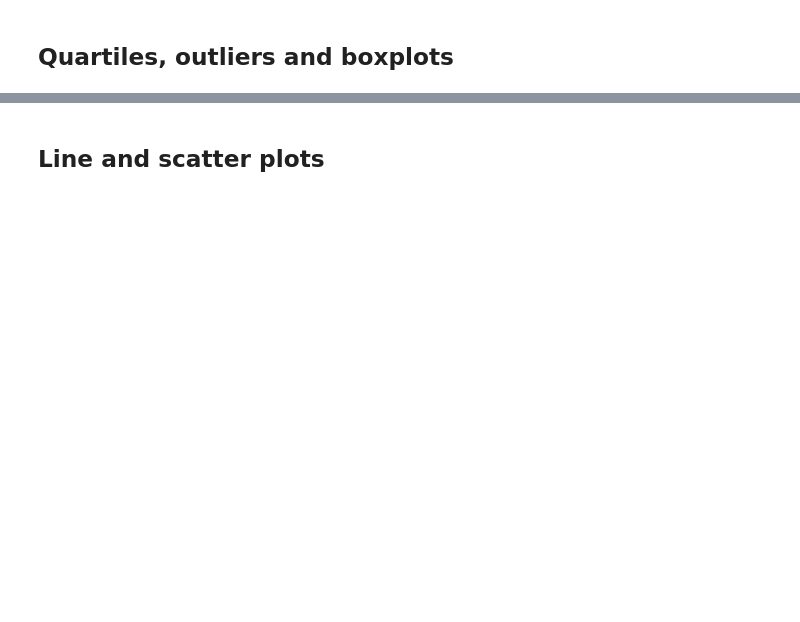
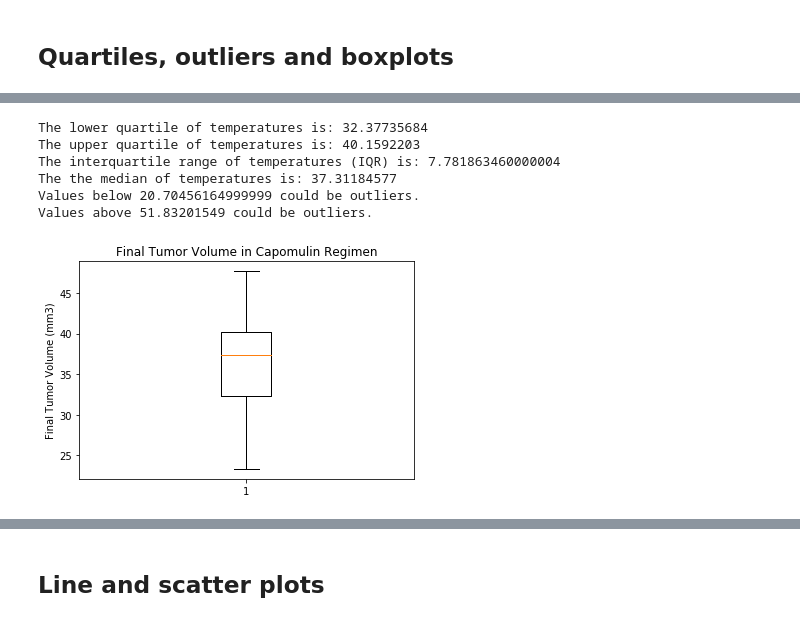
Before and after one commit to nguyenpe17/Matplotlib-The-Power-of-Plots, a Jupyter notebook: pymaceuticals_starter.ipynb, the cells around one changed output, grey strips where cells are left out. Drawn from its saved outputs; the diff is of its cells as text; code cells hidden in the pictures; blank space fills up the shorter version.

```diff
--- a/pymaceuticals_starter.ipynb
+++ b/pymaceuticals_starter.ipynb
@@ -98,0 +149,7 @@ gender_df.head()
+# %%
+# Sort data by Drug Regime, Mouse ID and Timepoint
+sorted_df = merge_table.sort_values(["Drug Regimen", "Mouse ID", "Timepoint"], ascending=True)
+
+# Select final volume of each mouse
+max_df = sorted_df.loc[sorted_df["Timepoint"] == 45]
+max_df.head().reset_index()
@@ -98,0 +163,4 @@ gender_df.head()
+# %%
+# Select data for Capomulin regimen and reset index
+cap_data_df = max_df[max_df['Drug Regimen'].isin(['Capomulin'])]
+cap_data_df.head().reset_index()
@@ -98,0 +174,5 @@ gender_df.head()
+# %%
+# Convert column "Tumor Volume" of the Capomulin regimen into a dataframe object
+cap_list = cap_data_df.sort_values(["Tumor Volume (mm3)"], ascending=True).reset_index()
+cap_list = cap_list["Tumor Volume (mm3)"]
+cap_list
@@ -98,0 +197,32 @@ gender_df.head()
+# %%
+# Calcuate quartile calculation - Capomulin
+quartiles = cap_list.quantile([.25,.5,.75])
+lowerq = quartiles[0.25]
+upperq = quartiles[0.75]
+iqr = upperq-lowerq
+
+print(f"The lower quartile of temperatures is: {lowerq}")
+print(f"The upper quartile of temperatures is: {upperq}")
+print(f"The interquartile range of temperatures (IQR) is: {iqr}")
+print(f"The the median of temperatures is: {quartiles[0.5]} ")
+
+lower_bound = lowerq - (1.5*iqr)
+upper_bound = upperq + (1.5*iqr)
+print(f"Values below {lower_bound} could be outliers.")
+print(f"Values above {upper_bound} could be outliers.")
+# %% [output]
+The lower quartile of temperatures is: 32.37735684
+The upper quartile of temperatures is: 40.1592203
+The interquartile range of temperatures (IQR) is: 7.781863460000004
+The the median of temperatures is: 37.31184577
+Values below 20.70456164999999 could be outliers.
+Values above 51.83201549 could be outliers.
+# %%
+# Potential Outliers
+fig1, ax1 = plt.subplots()
+ax1.set_title('Final Tumor Volume in Capomulin Regimen')
+ax1.set_ylabel('Final Tumor Volume (mm3)')
+ax1.boxplot(cap_list)
+plt.show()
+# %% [output]
+[figure, added]
```
Also changed, not shown: parts of 13 cells of this notebook.
